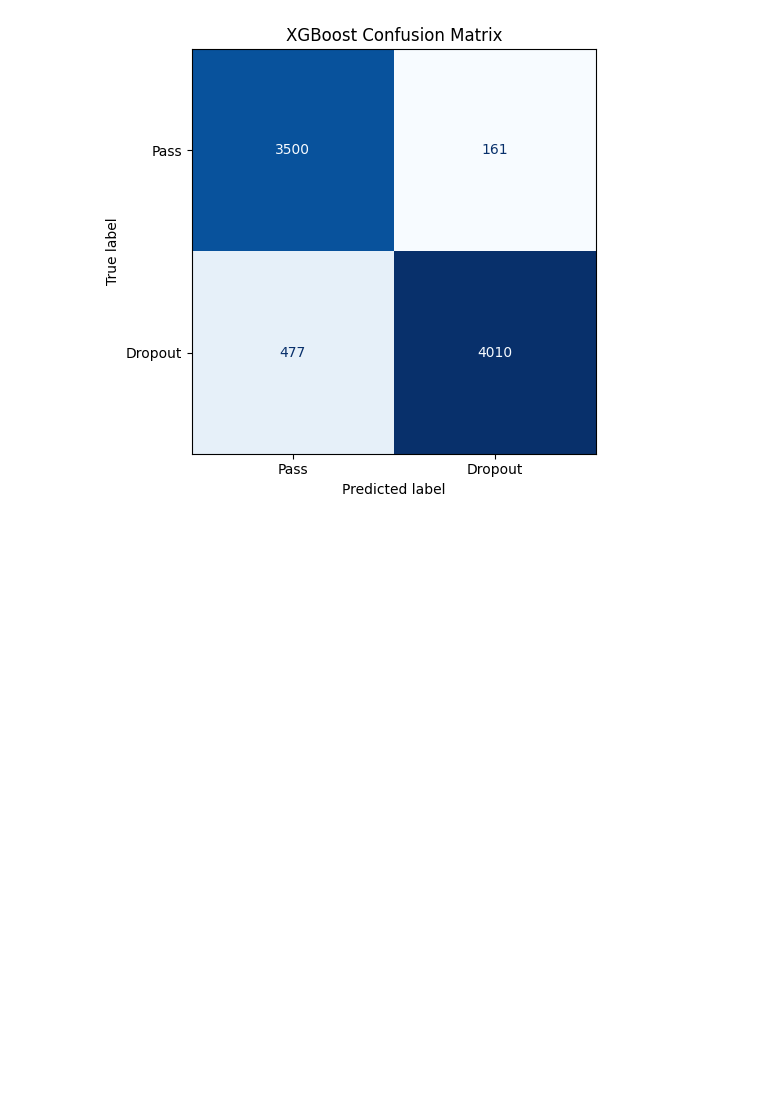
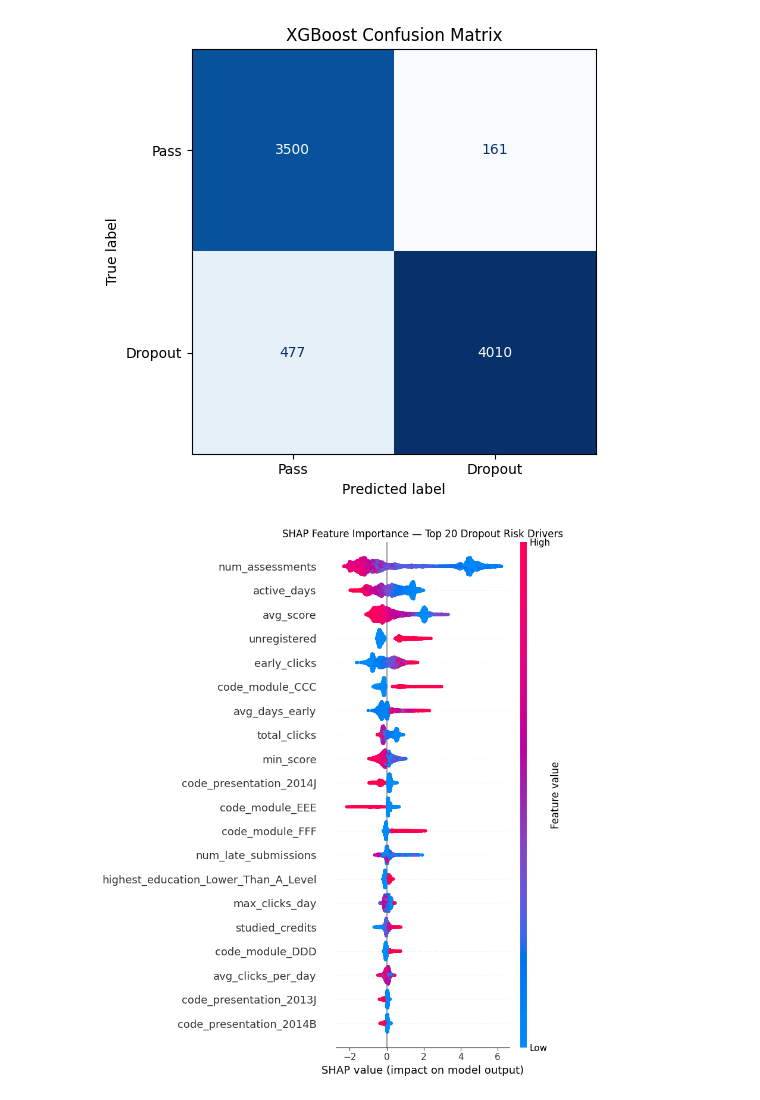
Before and after one commit to madhumitha-gv/Student-Dropout-Risk-Prediction-Learning-Equity-Analysis, a Jupyter notebook: Student Dropout Risk Prediction.ipynb, the cells around one changed output. Drawn from its saved outputs; the diff is of its cells as text; code cells hidden in the pictures; blank space fills up the shorter version.

```diff
--- a/Student Dropout Risk Prediction.ipynb
+++ b/Student Dropout Risk Prediction.ipynb
@@ -250,3 +250,21 @@ ROC-AUC: 0.9760
    macro avg       0.92      0.92      0.92      8148
 weighted avg       0.92      0.92      0.92      8148
 [figure]
+# %%
+# Phase 5: SHAP Explainability
+import shap
+import matplotlib.pyplot as plt
+
+# --- 5a. SHAP values ---
+explainer = shap.TreeExplainer(xgb)
+shap_values = explainer.shap_values(X_test)
+
+# --- 5b. Global Feature Importance — Beeswarm plot ---
+plt.figure()
+shap.summary_plot(shap_values, X_test, max_display=20, show=False)
+plt.title("SHAP Feature Importance — Top 20 Dropout Risk Drivers")
+plt.tight_layout()
+plt.savefig('shap_summary.png', dpi=150, bbox_inches='tight')
+plt.show()
+# %% [output]
+[figure, added]
```
Also changed, not shown: parts of 8 cells of this notebook.
